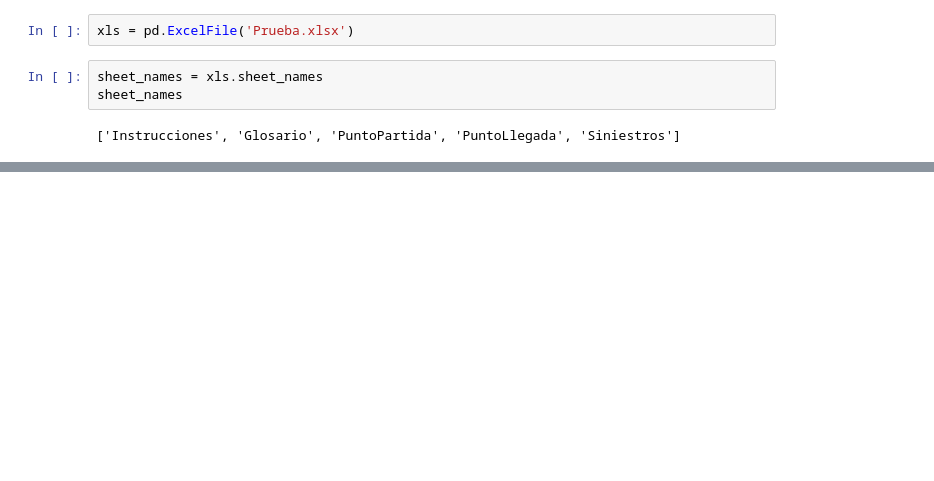
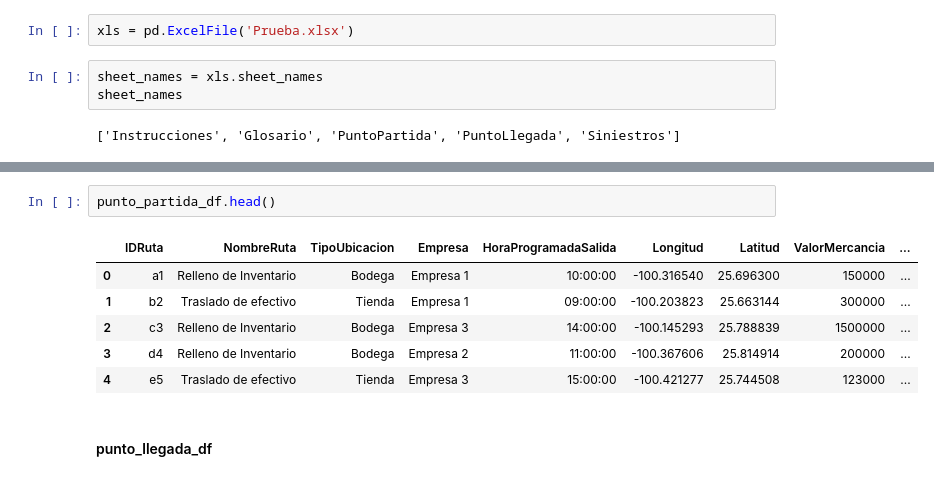
Before and after one commit to mirelesde/route-evaluation-armur, a Jupyter notebook: prueba.ipynb, the cells around one changed output, grey strips where cells are left out. Cells and saved outputs as stored; diff of their text form; blank space fills up the shorter version.

```diff
--- a/prueba.ipynb
+++ b/prueba.ipynb
@@ -33,0 +37,11 @@ siniestros_df = pd.read_excel(xls, 'Siniestros')
+# %%
+punto_partida_df.head()
+# %% [output]
+|  | IDRuta | NombreRuta | TipoUbicacion | Empresa | HoraProgramadaSalida | Longitud | Latitud | ValorMercancia | ... |
+| 0 | a1 | Relleno de Inventario | Bodega | Empresa 1 | 10:00:00 | -100.316540 | 25.696300 | 150000 | ... |
+| 1 | b2 | Traslado de efectivo | Tienda | Empresa 1 | 09:00:00 | -100.203823 | 25.663144 | 300000 | ... |
+| 2 | c3 | Relleno de Inventario | Bodega | Empresa 3 | 14:00:00 | -100.145293 | 25.788839 | 1500000 | ... |
+| 3 | d4 | Relleno de Inventario | Bodega | Empresa 2 | 11:00:00 | -100.367606 | 25.814914 | 200000 | ... |
+| 4 | e5 | Traslado de efectivo | Tienda | Empresa 3 | 15:00:00 | -100.421277 | 25.744508 | 123000 | ... |
+# %% [markdown]
+#### punto_llegada_df
```
Also changed, not shown: parts of 23 cells of this notebook, 1 other file.
